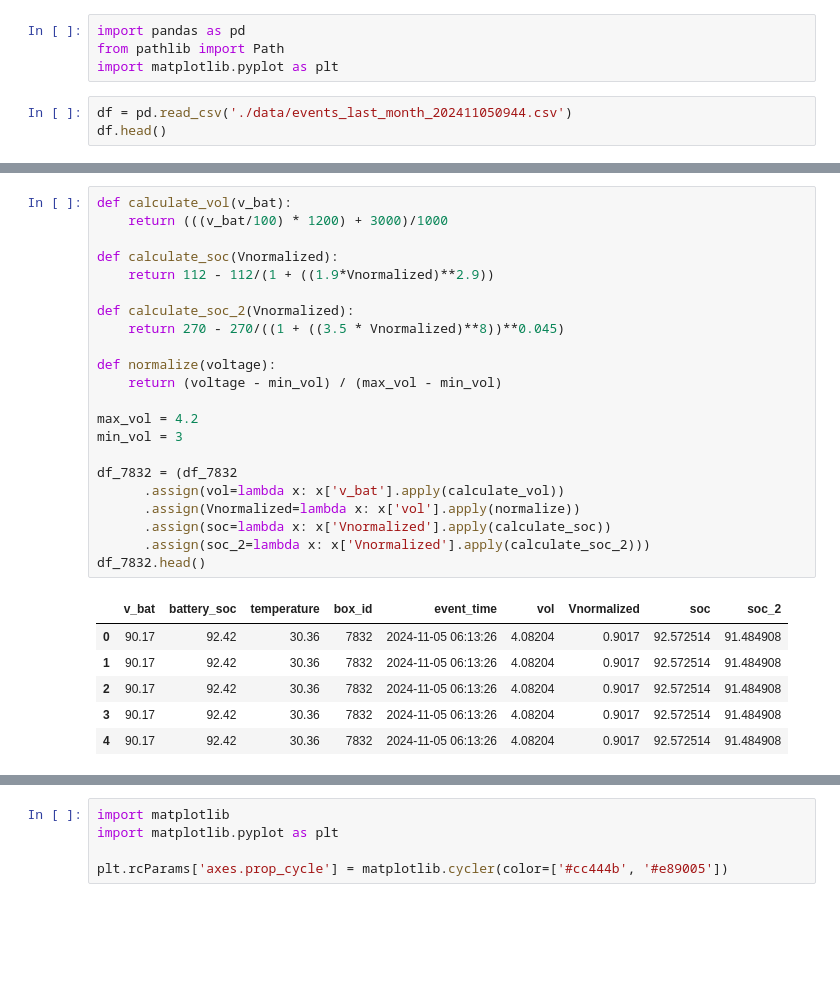
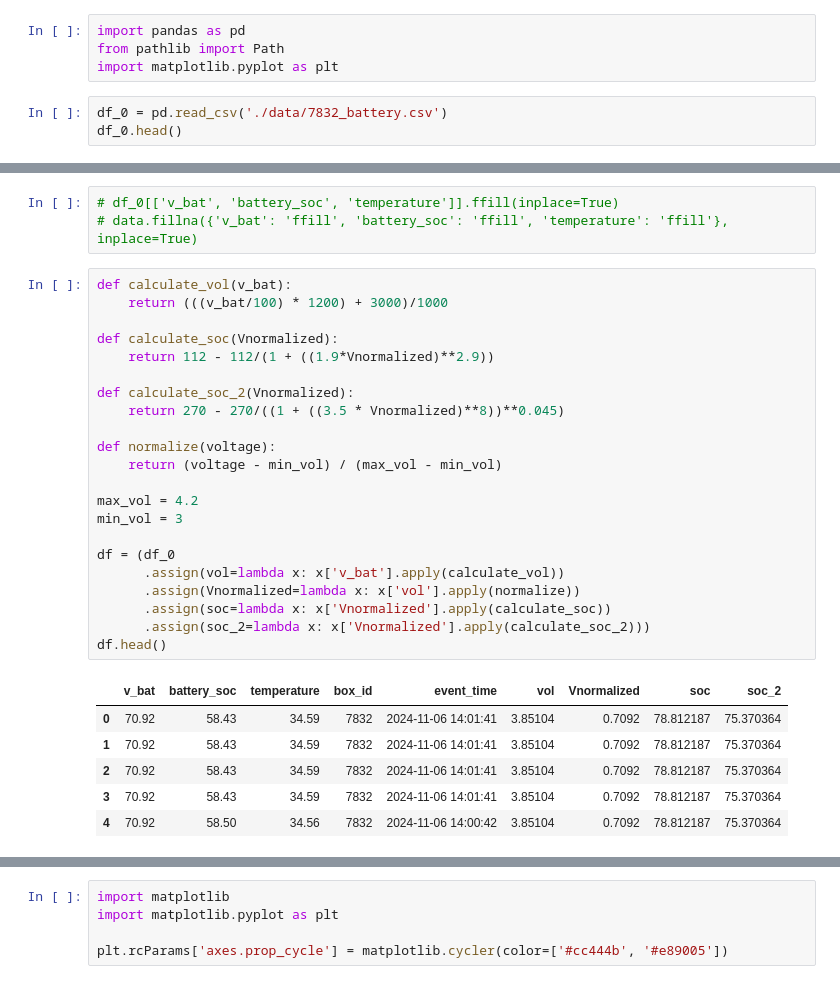
Before and after one commit to aenodehi/Time_Series_Track, a Jupyter notebook: TimeSeriesTrack_XGB.ipynb, the cells around one changed output, grey strips where cells are left out. Cells and saved outputs as stored; diff of their text form; blank space fills up the shorter version.

```diff
--- a/TimeSeriesTrack_XGB.ipynb
+++ b/TimeSeriesTrack_XGB.ipynb
@@ -5,7 +5,7 @@ import pandas as pd
 from pathlib import Path
 import matplotlib.pyplot as plt
 # %%
-df = pd.read_csv('./data/events_last_month_202411050944.csv')
-df.head()
+df_0 = pd.read_csv('./data/7832_battery.csv')
+df_0.head()
 # %% [output]
 |  | v_bat | battery_soc | temperature | box_id | event_time |
@@ -60,29 +57,32 @@ df_7832.describe()
+# %%
+# df_0[['v_bat', 'battery_soc', 'temperature']].ffill(inplace=True)
+# data.fillna({'v_bat': 'ffill', 'battery_soc': 'ffill', 'temperature': 'ffill'}, inplace=True)
 # %%
 def calculate_vol(v_bat):
     return (((v_bat/100) * 1200) + 3000)/1000
 
 def calculate_soc(Vnormalized):
     return 112 - 112/(1 + ((1.9*Vnormalized)**2.9))
 
 def calculate_soc_2(Vnormalized):
     return 270 - 270/((1 + ((3.5 * Vnormalized)**8))**0.045)
 
 def normalize(voltage):
     return (voltage - min_vol) / (max_vol - min_vol)
 
 max_vol = 4.2
 min_vol = 3
 
-df_7832 = (df_7832
+df = (df_0
       .assign(vol=lambda x: x['v_bat'].apply(calculate_vol))
       .assign(Vnormalized=lambda x: x['vol'].apply(normalize))
       .assign(soc=lambda x: x['Vnormalized'].apply(calculate_soc))
       .assign(soc_2=lambda x: x['Vnormalized'].apply(calculate_soc_2)))
-df_7832.head()
+df.head()
 # %% [output]
 |  | v_bat | battery_soc | temperature | box_id | event_time | vol | Vnormalized | soc | soc_2 |
-| 0 | 90.17 | 92.42 | 30.36 | 7832 | 2024-11-05 06:13:26 | 4.08204 | 0.9017 | 92.572514 | 91.484908 |
-| 1 | 90.17 | 92.42 | 30.36 | 7832 | 2024-11-05 06:13:26 | 4.08204 | 0.9017 | 92.572514 | 91.484908 |
-| 2 | 90.17 | 92.42 | 30.36 | 7832 | 2024-11-05 06:13:26 | 4.08204 | 0.9017 | 92.572514 | 91.484908 |
-| 3 | 90.17 | 92.42 | 30.36 | 7832 | 2024-11-05 06:13:26 | 4.08204 | 0.9017 | 92.572514 | 91.484908 |
-| 4 | 90.17 | 92.42 | 30.36 | 7832 | 2024-11-05 06:13:26 | 4.08204 | 0.9017 | 92.572514 | 91.484908 |
+| 0 | 70.92 | 58.43 | 34.59 | 7832 | 2024-11-06 14:01:41 | 3.85104 | 0.7092 | 78.812187 | 75.370364 |
+| 1 | 70.92 | 58.43 | 34.59 | 7832 | 2024-11-06 14:01:41 | 3.85104 | 0.7092 | 78.812187 | 75.370364 |
+| 2 | 70.92 | 58.43 | 34.59 | 7832 | 2024-11-06 14:01:41 | 3.85104 | 0.7092 | 78.812187 | 75.370364 |
+| 3 | 70.92 | 58.43 | 34.59 | 7832 | 2024-11-06 14:01:41 | 3.85104 | 0.7092 | 78.812187 | 75.370364 |
+| 4 | 70.92 | 58.50 | 34.56 | 7832 | 2024-11-06 14:00:42 | 3.85104 | 0.7092 | 78.812187 | 75.370364 |
```
Also changed, not shown: parts of 48 cells of this notebook, 28 other files.
